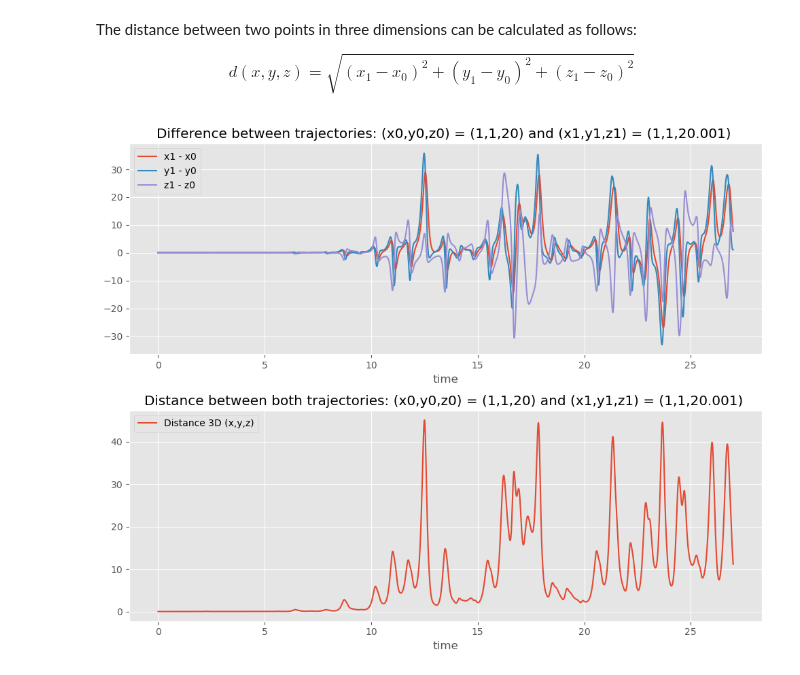
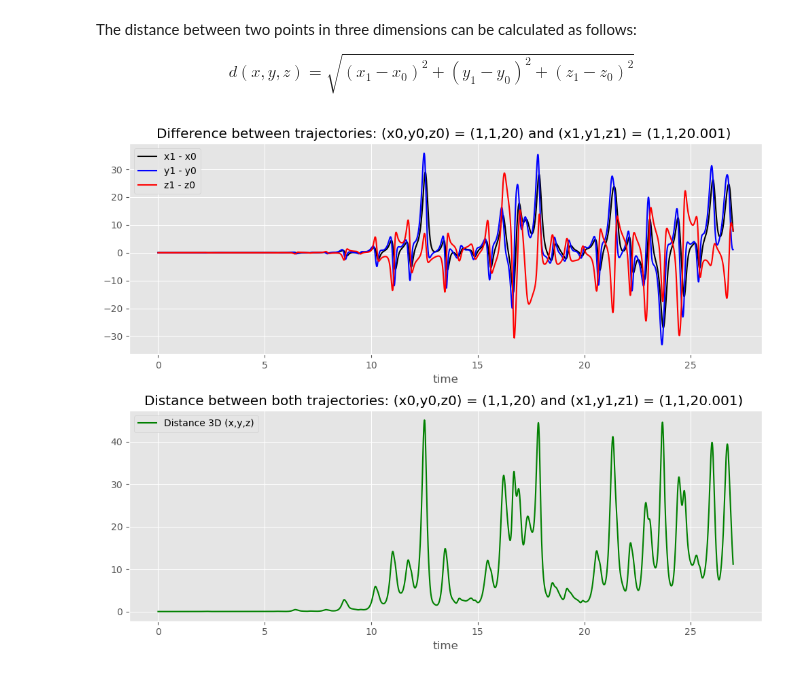
Before and after one commit to valenzuela12/numeric_2024, a Jupyter notebook: notebooks/lab6/Assignment_Lab6.ipynb, the cells around one changed output. Cells and saved outputs as stored; diff of their text form; code cells hidden in the pictures.

```diff
--- a/notebooks/lab6/Assignment_Lab6.ipynb
+++ b/notebooks/lab6/Assignment_Lab6.ipynb
@@ -308,16 +311,16 @@ diff_z = zvals_1 - zvals_0
 dist_3d = np.sqrt((diff_x**2) + (diff_y**2) + (diff_z**2))
 # %%
 fig,ax = plt.subplots(2,1,figsize=(10,8))
-ax[0].plot(timevals_0,diff_x,label='x1 - x0')
-ax[0].plot(timevals_0,diff_y,label='y1 - y0')
-ax[0].plot(timevals_0,diff_z,label='z1 - z0')
+ax[0].plot(timevals_0,diff_x,'k',label='x1 - x0')
+ax[0].plot(timevals_0,diff_y,'b',label='y1 - y0')
+ax[0].plot(timevals_0,diff_z,'r',label='z1 - z0')
 ax[0].set(title='Difference between trajectories: (x0,y0,z0) = (1,1,20) and (x1,y1,z1) = (1,1,20.001) ',xlabel='time')
 ax[0].legend()
 #
-ax[1].plot(timevals_1,dist_3d,label='Distance 3D (x,y,z)')
+ax[1].plot(timevals_1,dist_3d,'g',label='Distance 3D (x,y,z)')
 ax[1].set(title='Distance between both trajectories: (x0,y0,z0) = (1,1,20) and (x1,y1,z1) = (1,1,20.001) ',xlabel='time')
 ax[1].legend()
 #
 plt.tight_layout()
 # %% [output]
-[figure, old version]
+[figure, new version]
```
Also changed, not shown: parts of 8 cells of this notebook, 5 other files.
